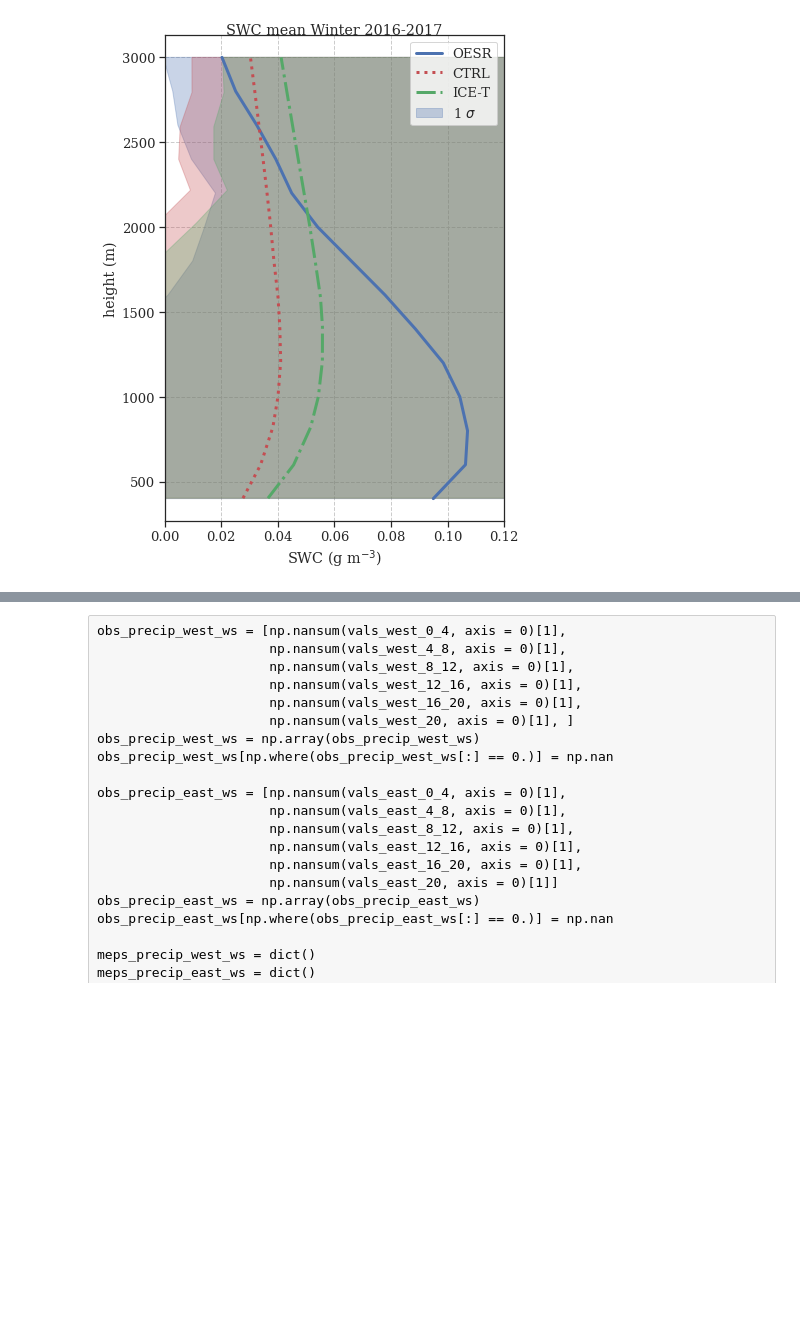
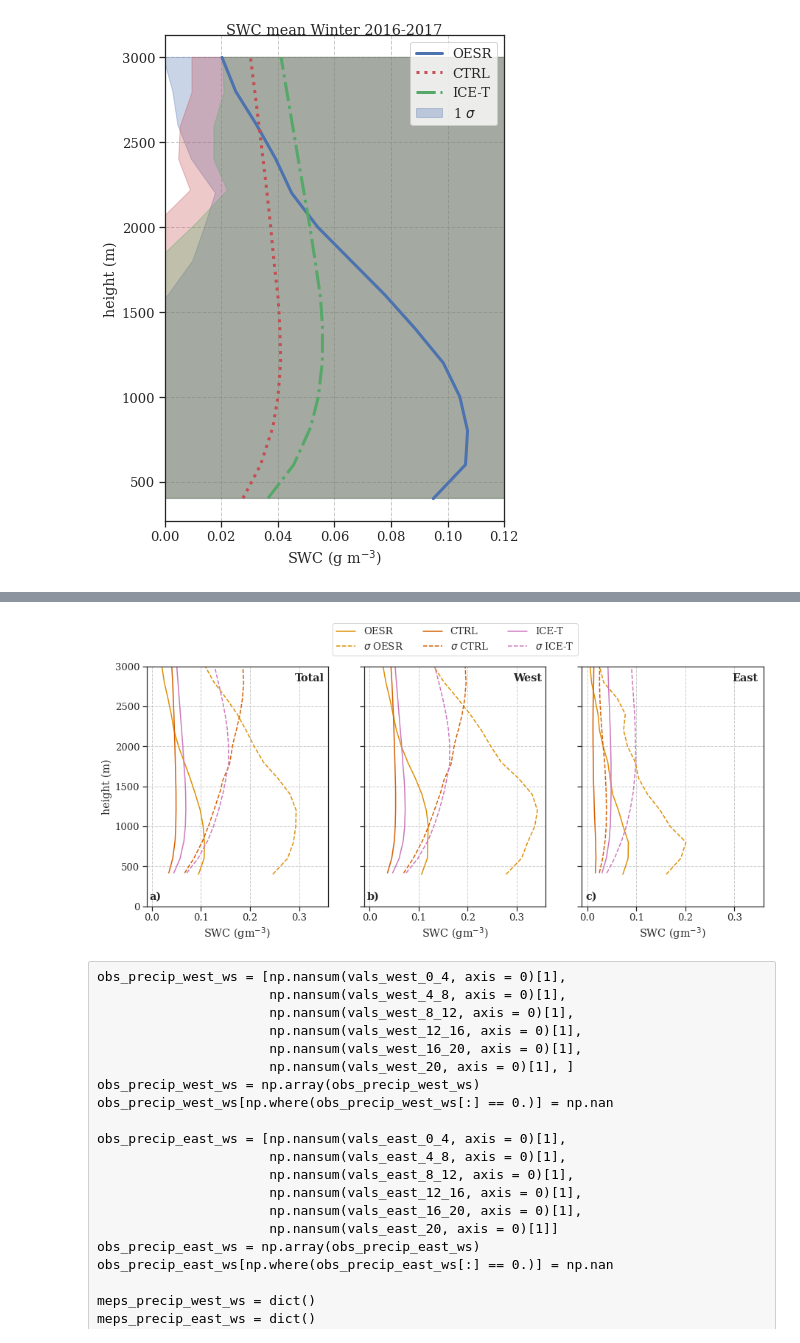
Before and after one commit to franzihe/Haukeliseter_16_17, a Jupyter notebook: SWC_SWP_instantenous.ipynb, the cells around one changed output, grey strips where cells are left out. Drawn from its saved outputs; the diff is of its cells as text; code cells hidden in the pictures; blank space fills up the shorter version.

```diff
--- a/SWC_SWP_instantenous.ipynb
+++ b/SWC_SWP_instantenous.ipynb
@@ -1166,3 +1159,77 @@ np.nanmean(vals_west_0_4, axis = 0)[1]
+# %%
+def plt_vert_profile_mean_std(ax, SWC, height, label = None, color = None, label_std = None):
+    ax.plot(SWC.mean(axis=0, skipna=True),
+            np.nanmedian(height, axis = 0), label = label, color = color)
+#    ax.fill_betweenx(np.nanmedian(height, axis = 0),
+ #                    SWC.median(axis=0, skipna=True),
+  #                   SWC.std(axis=0, skipna=True),
+   #                  alpha = 0.3, color = color
+    #                 )
+    ax.plot(SWC.std(axis=0, skipna = True), np.nanmedian(height, axis = 0), color = color, linestyle = '--', label = label_std)
+# %%
+fig, axsm  = plt.subplots(1, 3, sharex = 'all',
+                          sharey = 'all',
+                         figsize = [15,6])
+axs = axsm.flatten()
+for i in range(len(axs)):
+    axs[i].text(0.05, 0.04,
+                    fig_label[i],
+                    fontweight='bold',
+                    horizontalalignment='center',
+                    verticalalignment='center',
+                    transform = axs[i].transAxes)
+for i in np.arange(3):
+    axs[i].set_xlabel('SWC (gm$^{-3}$)')
+axs[0].set_ylabel('height (m)')
+axs[0].set_ylim([0, 3000])
+
+### total
+plt_vert_profile_mean_std(axs[0], _swc_t, height_SWC[meps][int(date[0])], 'OESR', sns.color_palette("colorblind",5)[1], )
+plt_vert_profile_mean_std(axs[0], _swc_meps_t['CTRL'], _height_c, 'CTRL', sns.color_palette("colorblind",5)[3])
+plt_vert_profile_mean_std(axs[0], _swc_meps_t['ICE-T'], _height_x, 'ICE-T', sns.color_palette("colorblind",5)[4])
+
+axs[0].text(0.9, .95,
+                'Total',
+                fontweight = 'bold',
+                horizontalalignment='center',
+                verticalalignment='center',
+                transform = axs[0].transAxes);
+
+
+
+### West
+plt_vert_profile_mean_std(axs[1], _swc_w, height_SWC[meps][int(date[0])], 'OESR', sns.color_palette("colorblind",5)[1], '$\sigma$ OESR')
+plt_vert_profile_mean_std(axs[1], _swc_meps_w['CTRL'], _height_c, 'CTRL', sns.color_palette("colorblind",5)[3], '$\sigma$ CTRL')
+plt_vert_profile_mean_std(axs[1], _swc_meps_w['ICE-T'], _height_x, 'ICE-T', sns.color_palette("colorblind",5)[4], '$\sigma$ ICE-T')
+
+axs[1].text(0.9, .95,
+                'West',
+                fontweight = 'bold',
+                horizontalalignment='center',
+                verticalalignment='center',
+                transform = axs[1].transAxes);
+axs[1].legend(loc='upper center', bbox_to_anchor=(0.5, 1.2), ncol = 3);
+
+
+### East
+plt_vert_profile_mean_std(axs[2], _swc_e, height_SWC[meps][int(date[0])], 'OESR', sns.color_palette("colorblind",5)[1], )
+plt_vert_profile_mean_std(axs[2], _swc_meps_e['CTRL'], _height_c, 'CTRL', sns.color_palette("colorblind",5)[3], )
+plt_vert_profile_mean_std(axs[2], _swc_meps_e['ICE-T'], _height_x, 'ICE-T', sns.color_palette("colorblind",5)[4], )
+
+axs[2].text(0.9, .95,
+                'East',
+                fontweight = 'bold',
+                horizontalalignment='center',
+                verticalalignment='center',
+                transform = axs[2].transAxes);
+
+if savefig == 1:
+    fig_name = 'winter_16_17_SWC_mean_std.'+form
+    plt.savefig('%s/%s' % (figdir, fig_name), format = form, bbox_inches='tight', transparent=True)
+    print('plot saved: %s/%s' % (figdir, fig_name))
+    plt.close()
+# %% [output]
+[figure, added]
 # %% [raw]
 obs_precip_west_ws = [np.nansum(vals_west_0_4, axis = 0)[1],
                       np.nansum(vals_west_4_8, axis = 0)[1],
```
Also changed, not shown: parts of 23 cells of this notebook, 1 other file.
